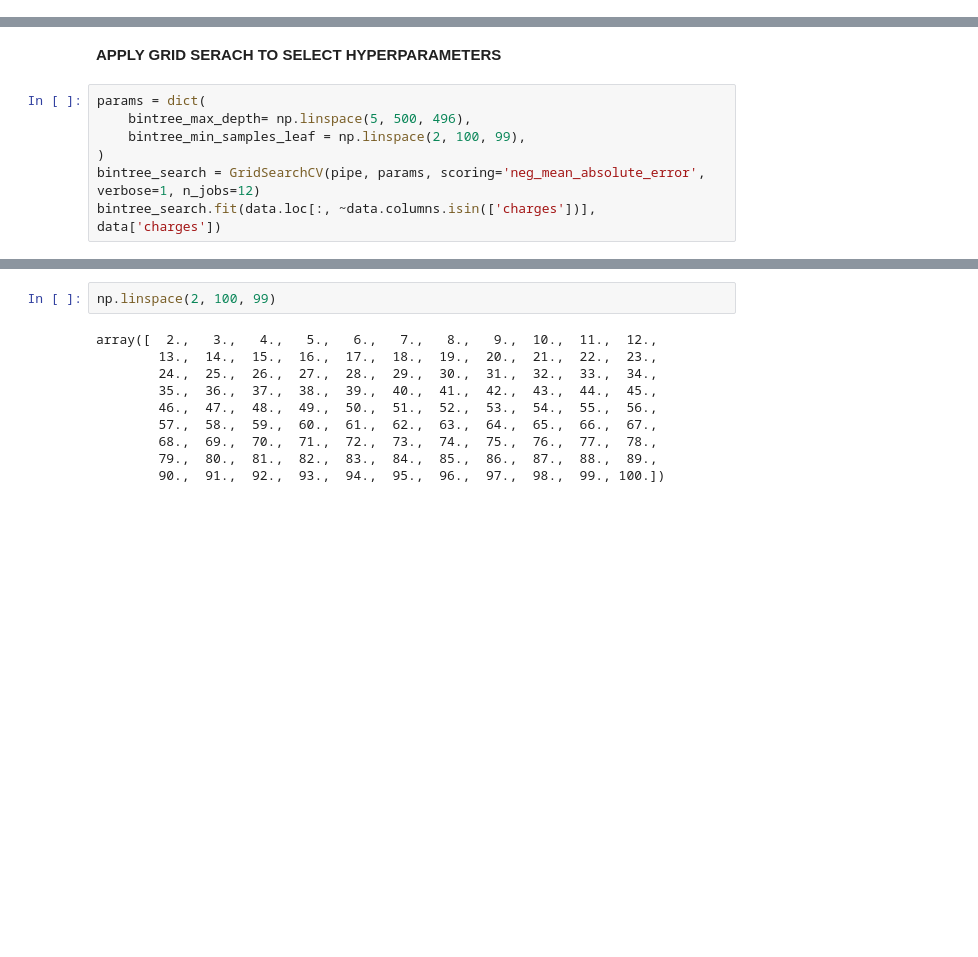
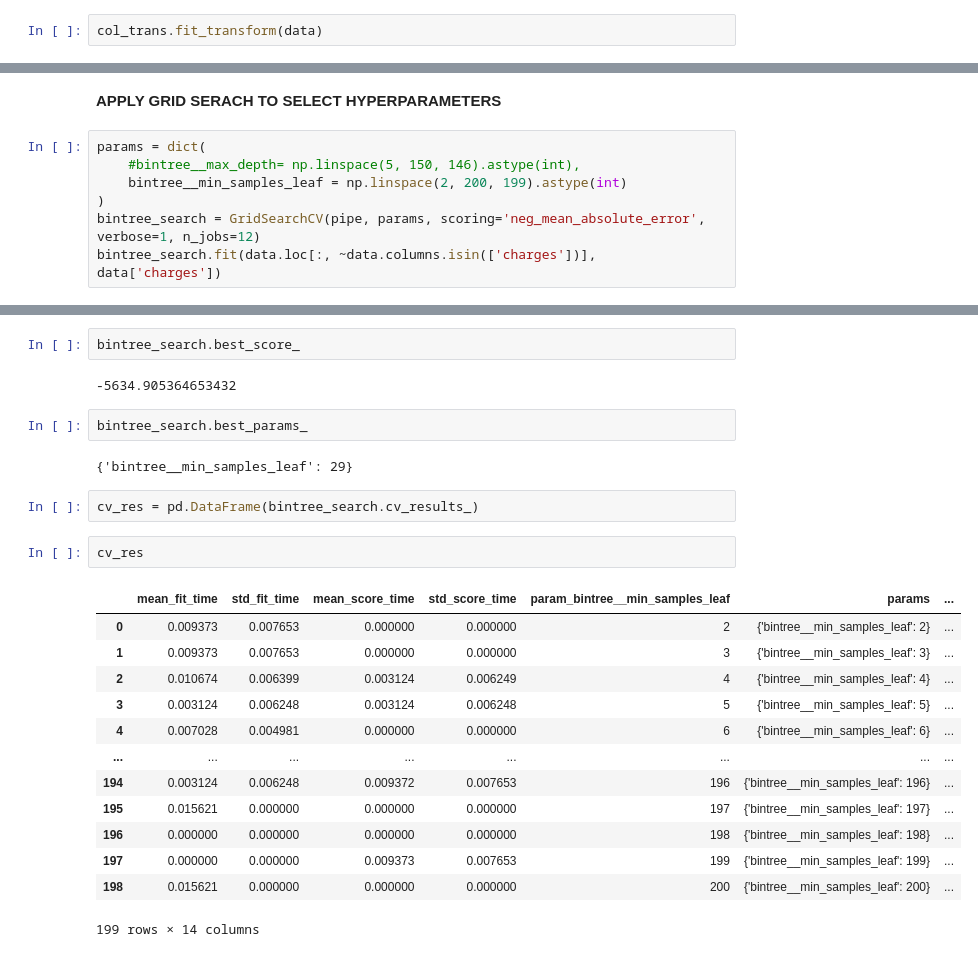
Before and after one commit to IvanZhar/data_lern, a Jupyter notebook: Pipeline_binarytree.ipynb, the cells around one changed output, grey strips where cells are left out. Drawn from its saved outputs; the diff is of its cells as text; blank space fills up the shorter version.

```diff
--- a/Pipeline_binarytree.ipynb
+++ b/Pipeline_binarytree.ipynb
@@ -17,3 +17,5 @@ data = pd.read_csv('insurance.csv', sep=',')
 col_trans = ColumnTransformer([
     ('hot_encode', OneHotEncoder(handle_unknown='ignore'), ('sex', 'smoker', 'region'))
 ])
+# %%
+col_trans.fit_transform(data)
@@ -25,8 +35,8 @@ pipe = Pipeline([('col_trans', col_trans), ('bintree', DecisionTreeRegressor())]
 **APPLY GRID SERACH TO SELECT HYPERPARAMETERS**
 # %%
 params = dict(
-    bintree_max_depth= np.linspace(5, 500, 496),
-    bintree_min_samples_leaf = np.linspace(2, 100, 99),
+    #bintree__max_depth= np.linspace(5, 150, 146).astype(int),
+    bintree__min_samples_leaf = np.linspace(2, 200, 199).astype(int)
 )
 bintree_search = GridSearchCV(pipe, params, scoring='neg_mean_absolute_error', verbose=1, n_jobs=12)
 bintree_search.fit(data.loc[:, ~data.columns.isin(['charges'])], data['charges'])
@@ -39,12 +64,26 @@ ValueError: Invalid parameter bintree_max_depth for estimator Pipeline(steps=[('
-# %%
-np.linspace(2, 100, 99)
-# %% [output]
-array([  2.,   3.,   4.,   5.,   6.,   7.,   8.,   9.,  10.,  11.,  12.,
-        13.,  14.,  15.,  16.,  17.,  18.,  19.,  20.,  21.,  22.,  23.,
-        24.,  25.,  26.,  27.,  28.,  29.,  30.,  31.,  32.,  33.,  34.,
-        35.,  36.,  37.,  38.,  39.,  40.,  41.,  42.,  43.,  44.,  45.,
-        46.,  47.,  48.,  49.,  50.,  51.,  52.,  53.,  54.,  55.,  56.,
-        57.,  58.,  59.,  60.,  61.,  62.,  63.,  64.,  65.,  66.,  67.,
-        68.,  69.,  70.,  71.,  72.,  73.,  74.,  75.,  76.,  77.,  78.,
-        79.,  80.,  81.,  82.,  83.,  84.,  85.,  86.,  87.,  88.,  89.,
-        90.,  91.,  92.,  93.,  94.,  95.,  96.,  97.,  98.,  99., 100.])
+# %%
+bintree_search.best_score_
+# %% [output]
+-5634.905364653432
+# %%
+bintree_search.best_params_
+# %% [output]
+{'bintree__min_samples_leaf': 29}
+# %%
+cv_res = pd.DataFrame(bintree_search.cv_results_)
+# %%
+cv_res
+# %% [output]
+|  | mean_fit_time | std_fit_time | mean_score_time | std_score_time | param_bintree__min_samples_leaf | params | ... |
+| 0 | 0.009373 | 0.007653 | 0.000000 | 0.000000 | 2 | {'bintree__min_samples_leaf': 2} | ... |
+| 1 | 0.009373 | 0.007653 | 0.000000 | 0.000000 | 3 | {'bintree__min_samples_leaf': 3} | ... |
+| 2 | 0.010674 | 0.006399 | 0.003124 | 0.006249 | 4 | {'bintree__min_samples_leaf': 4} | ... |
+| 3 | 0.003124 | 0.006248 | 0.003124 | 0.006248 | 5 | {'bintree__min_samples_leaf': 5} | ... |
+| 4 | 0.007028 | 0.004981 | 0.000000 | 0.000000 | 6 | {'bintree__min_samples_leaf': 6} | ... |
+| ... | ... | ... | ... | ... | ... | ... | ... |
+| 194 | 0.003124 | 0.006248 | 0.009372 | 0.007653 | 196 | {'bintree__min_samples_leaf': 196} | ... |
+| 195 | 0.015621 | 0.000000 | 0.000000 | 0.000000 | 197 | {'bintree__min_samples_leaf': 197} | ... |
+| 196 | 0.000000 | 0.000000 | 0.000000 | 0.000000 | 198 | {'bintree__min_samples_leaf': 198} | ... |
+| 197 | 0.000000 | 0.000000 | 0.009373 | 0.007653 | 199 | {'bintree__min_samples_leaf': 199} | ... |
+| 198 | 0.015621 | 0.000000 | 0.000000 | 0.000000 | 200 | {'bintree__min_samples_leaf': 200} | ... |
+199 rows × 14 columns
```
Also changed, not shown: parts of 2 cells of this notebook, 2 other files.
